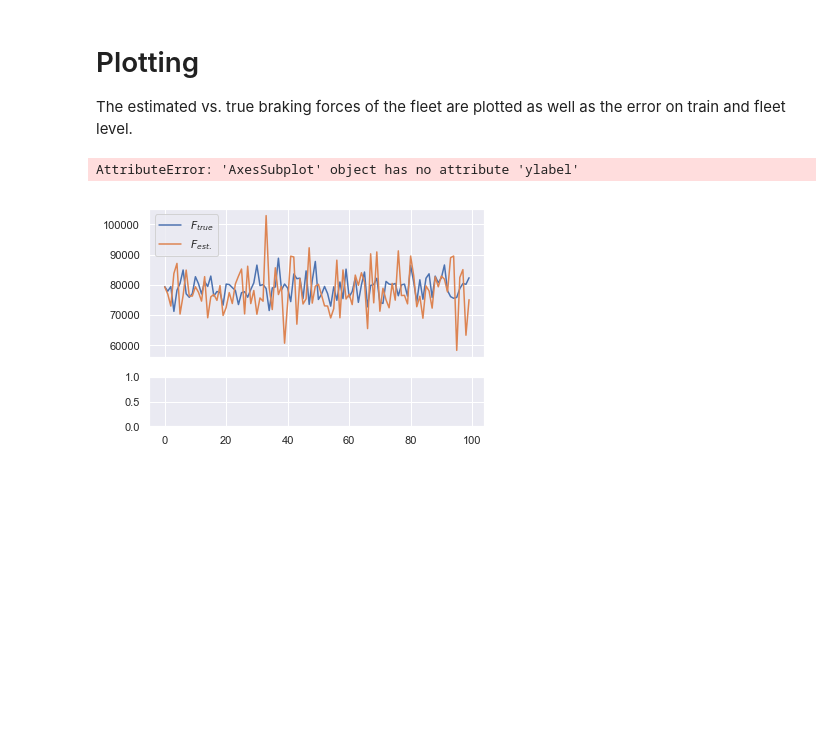
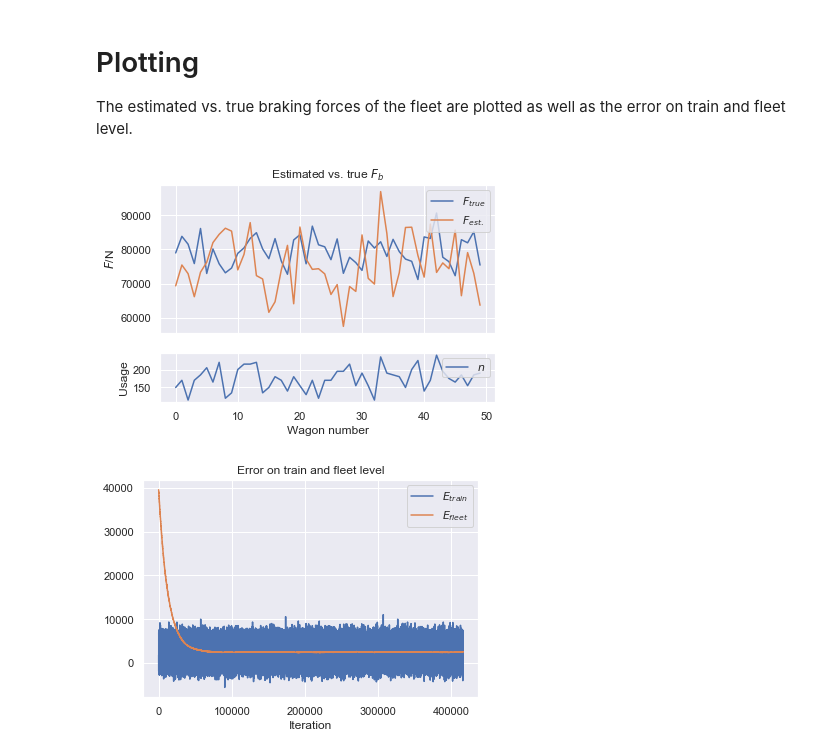
Before and after one commit to RailProfAC/19_Eurobrake, a Jupyter notebook: Code/Simulation.ipynb, the cells around one changed output. Saved outputs shown, nothing was run; the diff lists cells and outputs as text; code cells hidden in the pictures; blank space fills up the shorter version.

Commit message:
MC-Simulation of one day of DB cargo operation

```diff
--- a/Code/Simulation.ipynb
+++ b/Code/Simulation.ipynb
@@ -26,14 +26,10 @@ As an addition, an alertness factor reflecting the variation introduced by the t
 %%time
 np.random.seed(42)
 # Train data
-NWagonsFleet = 100
-NWagonsTrain = 20
-M = 100 #Trains assembled
-N = 10 #Brakings observed per Train
-
-# Faulty wagon number and associated brake force percentage
-nfault = []
-pfault = 0
+NWagonsFleet = 50000 # 50000 actively used wagons
+NWagonsTrain = 20 # Length of train
+M = int(2500000/30) #Trains assembled (One average day DB cargo operation)
+N = 5 #Brakings observed per Train
 
 # Wagon data
 # Mass full loaded
@@ -52,7 +48,7 @@ sdBF = 0.05*rBF
 sdnoisec = 0.1
 sdnoise = sdnoisec*rBF
 # Alertness factor lambda
-alertness = 5
+alertness = 4
 
 # Populate train fleet
 fleet = {'Mass': np.random.uniform(low = .9*mass, high = mass, size = NWagonsFleet),
@@ -66,9 +62,6 @@ Fleet['BF_est'] = np.random.normal(loc = .5*rBF, scale = sdBF, size = NWagonsFle
 Fleet['BF_prio'] = Fleet['BF_est']
 Train_error = []
 Fleet_error = []
-
-if n:
-    Fleet.loc[nfault, 'BF_true'] = pfault*Fleet.loc[nfault, 'BF_true']
 
 
 for i in range(0, M):
@@ -104,24 +97,27 @@ Wall time: 8.46 s
 The estimated vs. true braking forces of the fleet are plotted as well as the error on train and fleet level.
 # %%
 sns.set()
+start = 0 # Start index for plot
+end = 50 # End index for plot
 f, axarr = plt.subplots(2, sharex=True, gridspec_kw = {'height_ratios':[3, 1]})
-Fleet.plot(kind = 'line', y = 'BF_true', ax = axarr[0], label = '$F_{true}$')
-Fleet.plot(kind = 'line', y = 'BF_est', ax = axarr[0], label = '$F_{est.}$')
-axarr[0].setylabel('$F$/N')
+Fleet.iloc[start:end].plot(kind = 'line', y = 'BF_true', ax = axarr[0], label = '$F_{true}$')
+Fleet.iloc[start:end].plot(kind = 'line', y = 'BF_est', ax = axarr[0], label = '$F_{est.}$')
+axarr[0].set_ylabel('$F$/N')
 axarr[0].legend(loc = 1)
 axarr[0].set_title('Estimated vs. true $F_b$')
-Fleet.plot(kind = 'line', y = 'n', ax = axarr[1], label = '$n$')
+Fleet.iloc[start:end].plot(kind = 'line', y = 'n', ax = axarr[1], label = '$n$')
 axarr[1].legend(loc = 1)
+axarr[1].set_ylabel('Usage')
 plt.xlabel('Wagon number')
 
 f2, axarr2 = plt.subplots(1)
 plt.plot(Train_error, label = '$E_{train}$')
 plt.plot(Fleet_error, label = '$E_{fleet}$')
 axarr2.legend(loc = 1)
 axarr2.set_title('Error on train and fleet level')
 mute = plt.xlabel('Iteration')
 # %% [output]
-AttributeError: 'AxesSubplot' object has no attribute 'ylabel'
-[figure, old version]
+[figure, new version]
+[figure, added]
 # %%
 #Saving data and figure
```
Also changed, not shown: parts of 3 cells of this notebook, 4 other files.
